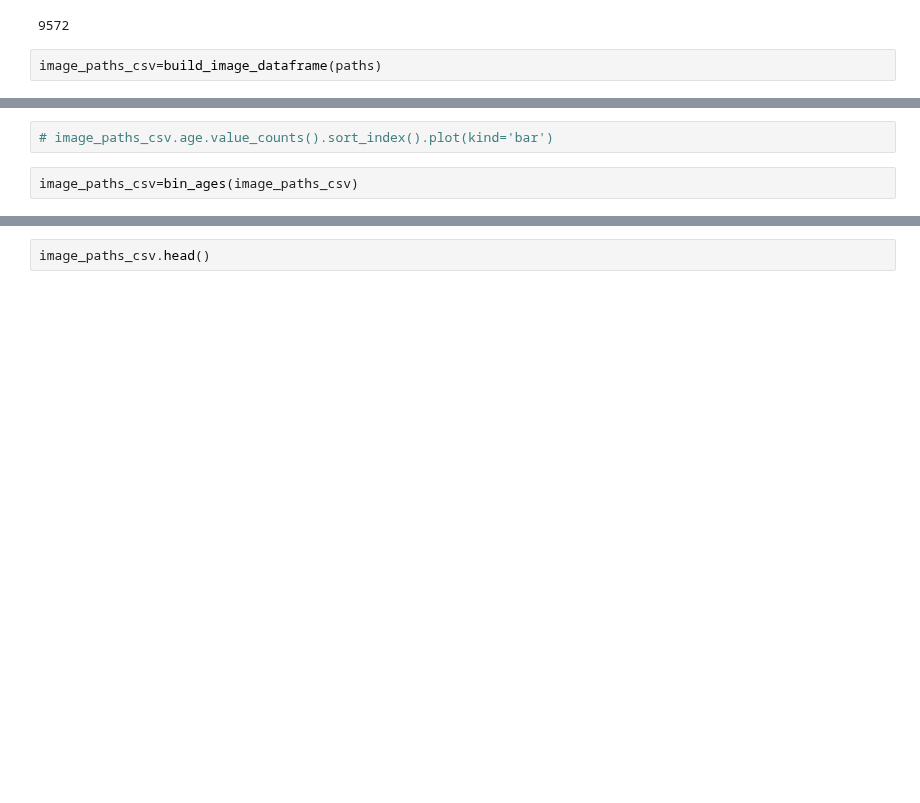
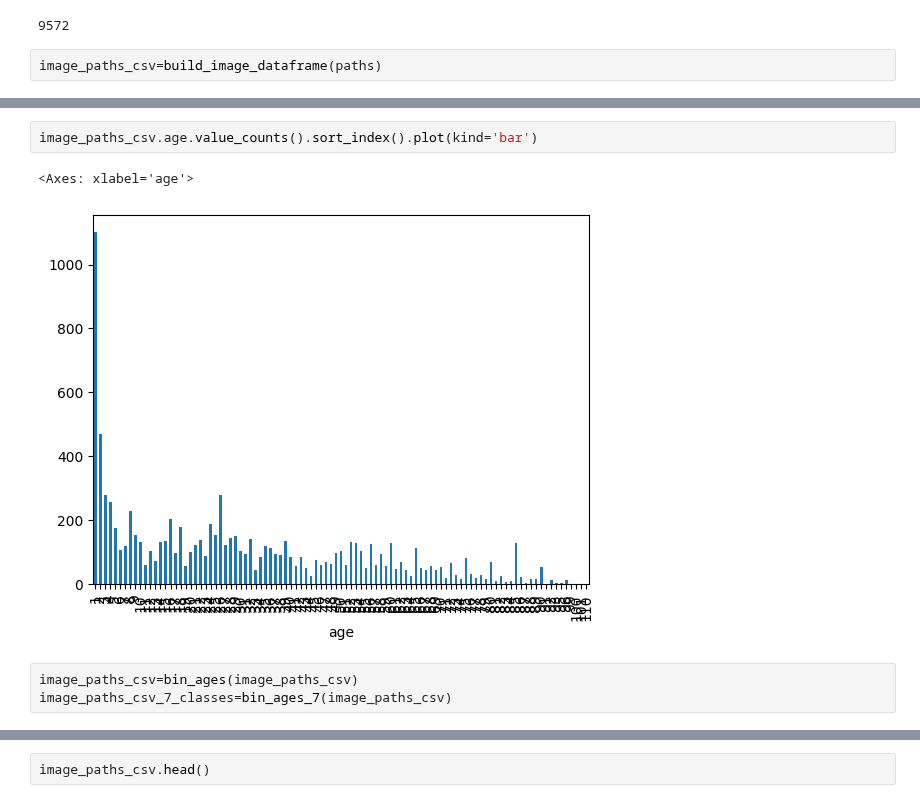
Before and after one commit to MocanuPaulC/DL-assignment, a Jupyter notebook: part_1/data_processing.ipynb, the cells around one changed output, grey strips where cells are left out. Cells and saved outputs as stored; diff of their text form; blank space fills up the shorter version.

```diff
--- a/part_1/data_processing.ipynb
+++ b/part_1/data_processing.ipynb
@@ -58,4 +63,8 @@ image_paths_csv.head(5)
 # %%
-# image_paths_csv.age.value_counts().sort_index().plot(kind='bar')
+image_paths_csv.age.value_counts().sort_index().plot(kind='bar')
+# %% [output]
+<Axes: xlabel='age'>
+[figure, added]
 # %%
 image_paths_csv=bin_ages(image_paths_csv)
+image_paths_csv_7_classes=bin_ages_7(image_paths_csv)
```
Also changed, not shown: parts of 6 cells of this notebook, 3 other files.
